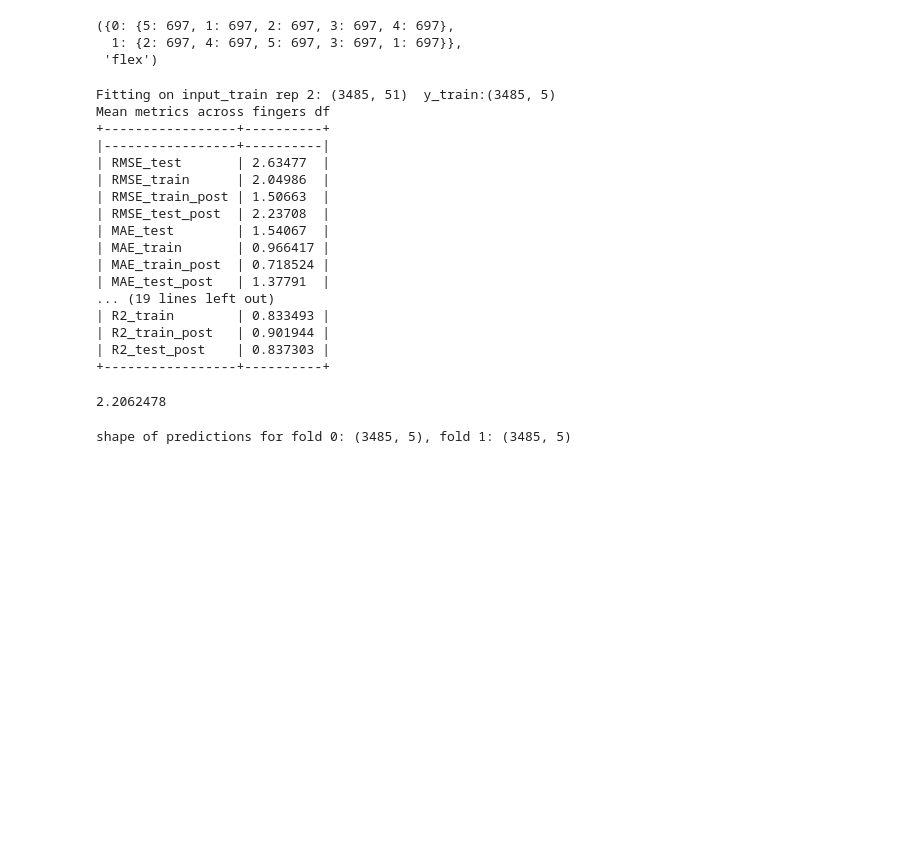
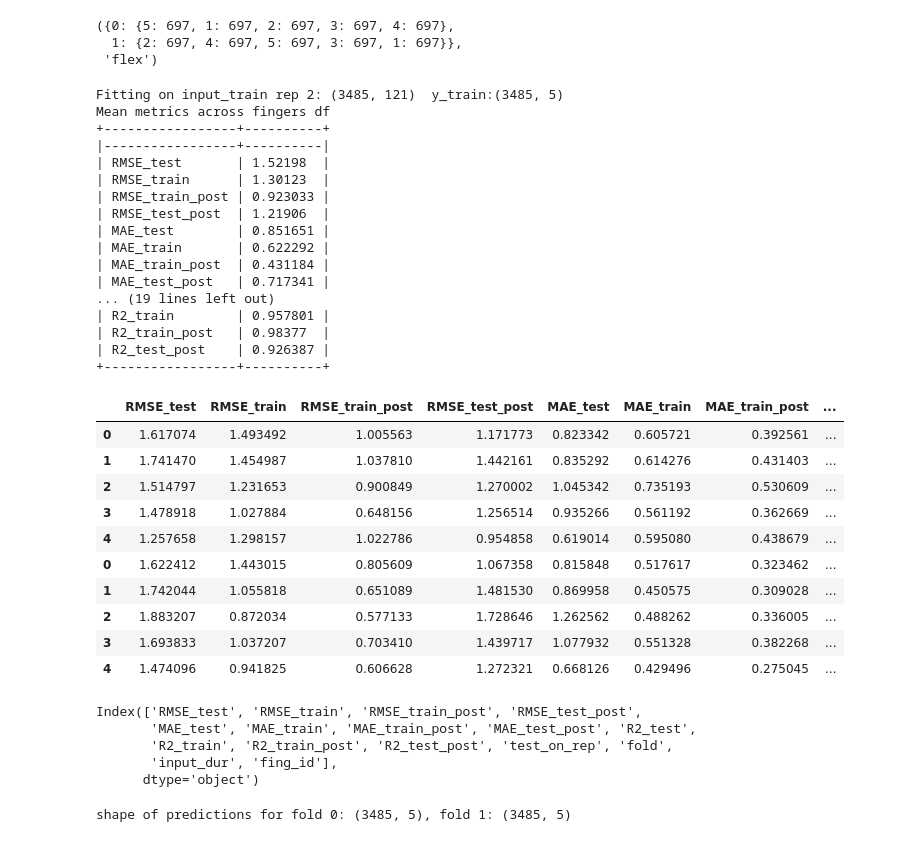
Before and after one commit to FarahBaracat/snn-fingerforce-decoding, a Jupyter notebook: notebooks/baselines/BaselineRegressionMUCount.ipynb, the cells around one changed output. Cells and saved outputs as stored; diff of their text form; code cells hidden in the pictures; blank space fills up the shorter version.

```diff
--- a/notebooks/baselines/BaselineRegressionMUCount.ipynb
+++ b/notebooks/baselines/BaselineRegressionMUCount.ipynb
@@ -68,10 +70,10 @@ Root directory from config: /Users/farahbaracat/Documents/PhD Research/Code/snn-
 This is parameter cell used to run the notebook with different parameters using Papermill
 # %%
 # UPDATE THESE PARAMETERS BEFORE RUNNING THE NOTEBOOK
-subj = "S2"  # subject ID: S1 | S2
+subj = "S1"  # subject ID: S1 | S2
 sign_mvc = 1   # movement direction: -1 (extension) | 1 (flexion)
 # if True load pre-generated regression dataframes from file, else generate it
-load_regression_data_from_file = True
+load_regression_data_from_file = False
 
 profile = False  # if True, profile the model during prediction time
 # KEEP THESE PARAMETERS UNCHANGED
@@ -165,22 +264,22 @@ mu_reg.windows_count_for_finger, mu_reg.data_config.direction
 # %%
 metrics_df_cv, y_df_cv, trained_models_df = mu_reg.cross_validate_model()
 # %% [output]
-Fitting on input_train rep 2: (3485, 51)  y_train:(3485, 5)
+Fitting on input_train rep 2: (3485, 121)  y_train:(3485, 5)
 Mean metrics across fingers df
 +-----------------+----------+
 |-----------------+----------|
-| RMSE_test       | 2.63477  |
-| RMSE_train      | 2.04986  |
-| RMSE_train_post | 1.50663  |
-| RMSE_test_post  | 2.23708  |
-| MAE_test        | 1.54067  |
-| MAE_train       | 0.966417 |
-| MAE_train_post  | 0.718524 |
-| MAE_test_post   | 1.37791  |
+| RMSE_test       | 1.52198  |
+| RMSE_train      | 1.30123  |
+| RMSE_train_post | 0.923033 |
+| RMSE_test_post  | 1.21906  |
+| MAE_test        | 0.851651 |
+| MAE_train       | 0.622292 |
+| MAE_train_post  | 0.431184 |
+| MAE_test_post   | 0.717341 |
 ... (19 lines left out)
-| R2_train        | 0.833493 |
-| R2_train_post   | 0.901944 |
-| R2_test_post    | 0.837303 |
+| R2_train        | 0.957801 |
+| R2_train_post   | 0.98377  |
+| R2_test_post    | 0.926387 |
 +-----------------+----------+
 # %%
 if profile:
@@ -191,9 +290,27 @@ if profile:
                          verbose=True)
     mu_reg.save_profiling_results(profiling_results)
 # %%
-metrics_df_cv['RMSE_test_post'].mean()
+metrics_df_cv
 # %% [output]
-2.2062478
+|  | RMSE_test | RMSE_train | RMSE_train_post | RMSE_test_post | MAE_test | MAE_train | MAE_train_post | ... |
+| 0 | 1.617074 | 1.493492 | 1.005563 | 1.171773 | 0.823342 | 0.605721 | 0.392561 | ... |
+| 1 | 1.741470 | 1.454987 | 1.037810 | 1.442161 | 0.835292 | 0.614276 | 0.431403 | ... |
+| 2 | 1.514797 | 1.231653 | 0.900849 | 1.270002 | 1.045342 | 0.735193 | 0.530609 | ... |
+| 3 | 1.478918 | 1.027884 | 0.648156 | 1.256514 | 0.935266 | 0.561192 | 0.362669 | ... |
+| 4 | 1.257658 | 1.298157 | 1.022786 | 0.954858 | 0.619014 | 0.595080 | 0.438679 | ... |
+| 0 | 1.622412 | 1.443015 | 0.805609 | 1.067358 | 0.815848 | 0.517617 | 0.323462 | ... |
+| 1 | 1.742044 | 1.055818 | 0.651089 | 1.481530 | 0.869958 | 0.450575 | 0.309028 | ... |
+| 2 | 1.883207 | 0.872034 | 0.577133 | 1.728646 | 1.262562 | 0.488262 | 0.336005 | ... |
+| 3 | 1.693833 | 1.037207 | 0.703410 | 1.439717 | 1.077932 | 0.551328 | 0.382268 | ... |
+| 4 | 1.474096 | 0.941825 | 0.606628 | 1.272321 | 0.668126 | 0.429496 | 0.275045 | ... |
+# %%
+metrics_df_cv.columns
+# %% [output]
+Index(['RMSE_test', 'RMSE_train', 'RMSE_train_post', 'RMSE_test_post',
+       'MAE_test', 'MAE_train', 'MAE_train_post', 'MAE_test_post', 'R2_test',
+       'R2_train', 'R2_train_post', 'R2_test_post', 'test_on_rep', 'fold',
+       'input_dur', 'fing_id'],
+      dtype='object')
 # %%
 # sanity check: dimensions of predicted force (total_n_windows, n_fingers)
 print(f"shape of predictions for fold 0: {y_df_cv.iloc[0][Y_TRUE_TRAIN].shape}, fold 1: {y_df_cv.iloc[1][Y_TRUE_TRAIN].shape}")
```
Also changed, not shown: parts of 5 cells of this notebook, 1 other file.
